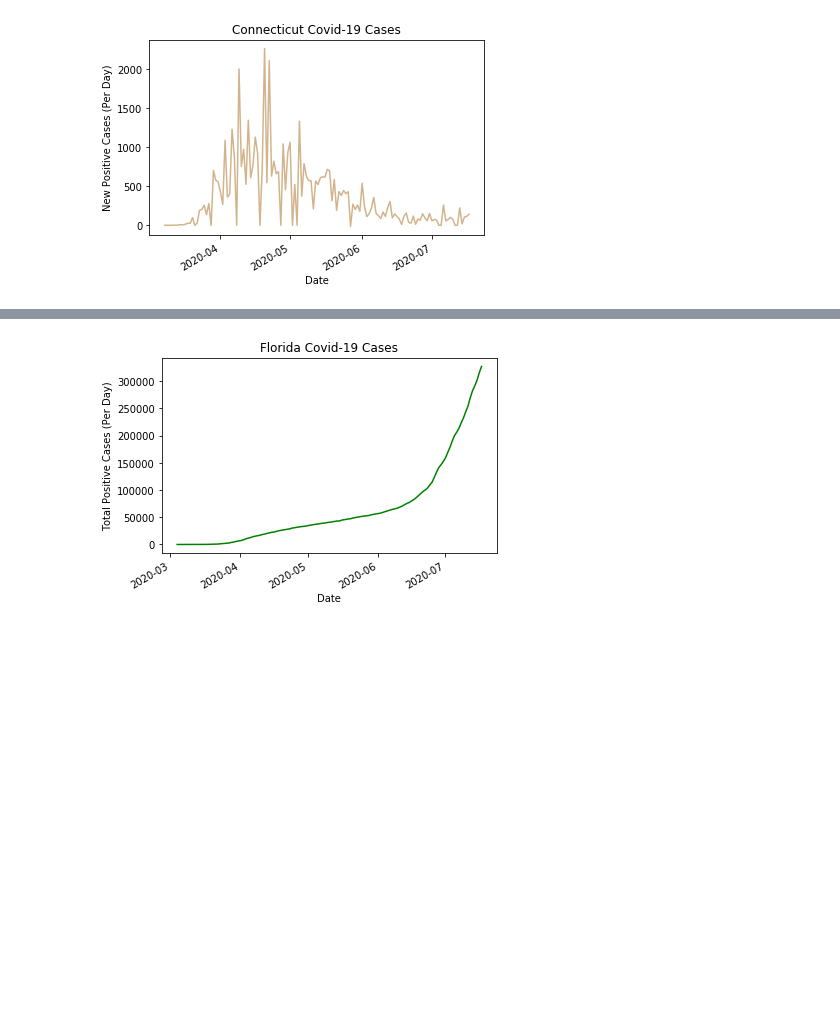
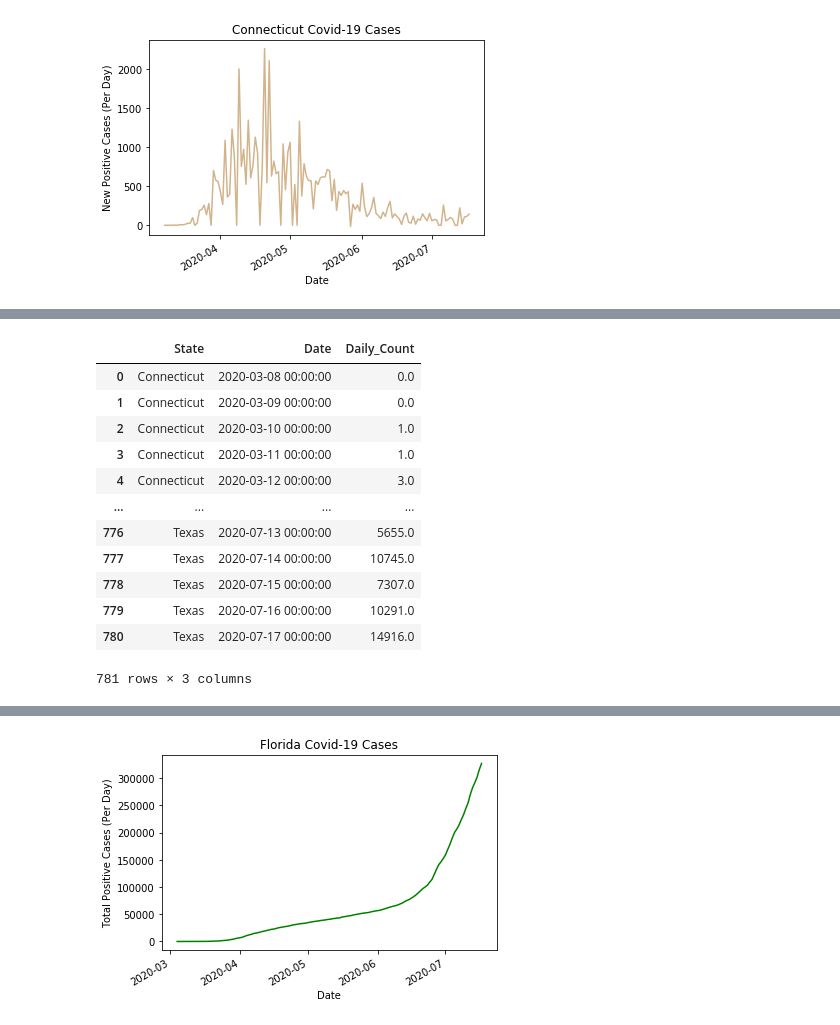
Before and after one commit to Emily-Keymon/Group-Project, a Jupyter notebook: Covid-19 Analysis and Visualizations.ipynb, the cells around one changed output, grey strips where cells are left out. Cells and saved outputs as stored; diff of their text form; code cells hidden in the pictures; blank space fills up the shorter version.

```diff
--- a/Covid-19 Analysis and Visualizations.ipynb
+++ b/Covid-19 Analysis and Visualizations.ipynb
@@ -658,0 +743,18 @@ plt.show()
+# %%
+# Narrow the data frame to the columns of interest
+DailyCount_df = pd.DataFrame({'State': df['state'], 'Date': df['date'], 'Daily_Count': df['Daily Count']})
+DailyCount_df
+# %% [output]
+|  | State | Date | Daily_Count |
+| 0 | Connecticut | 2020-03-08 00:00:00 | 0.0 |
+| 1 | Connecticut | 2020-03-09 00:00:00 | 0.0 |
+| 2 | Connecticut | 2020-03-10 00:00:00 | 1.0 |
+| 3 | Connecticut | 2020-03-11 00:00:00 | 1.0 |
+| 4 | Connecticut | 2020-03-12 00:00:00 | 3.0 |
+| ... | ... | ... | ... |
+| 776 | Texas | 2020-07-13 00:00:00 | 5655.0 |
+| 777 | Texas | 2020-07-14 00:00:00 | 10745.0 |
+| 778 | Texas | 2020-07-15 00:00:00 | 7307.0 |
+| 779 | Texas | 2020-07-16 00:00:00 | 10291.0 |
+| 780 | Texas | 2020-07-17 00:00:00 | 14916.0 |
+781 rows × 3 columns
```
Also changed, not shown: parts of 17 cells of this notebook, 7 other files.
